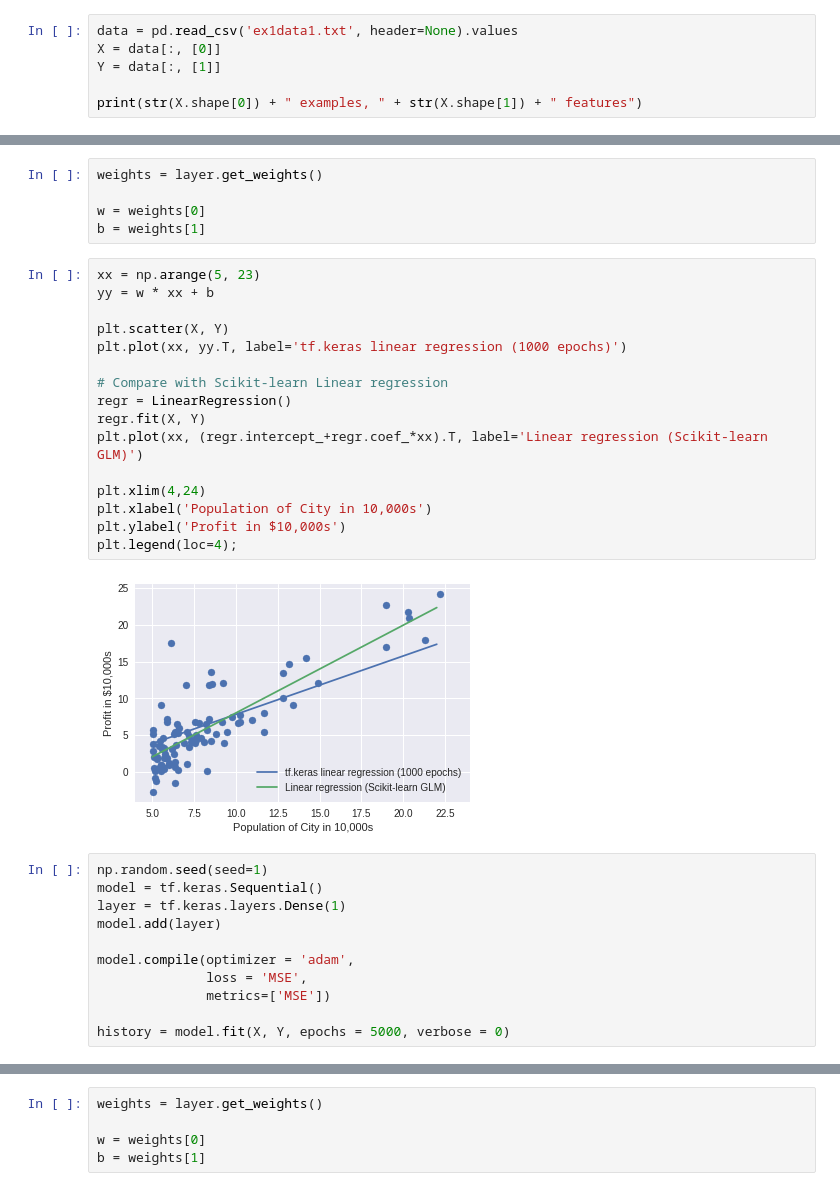
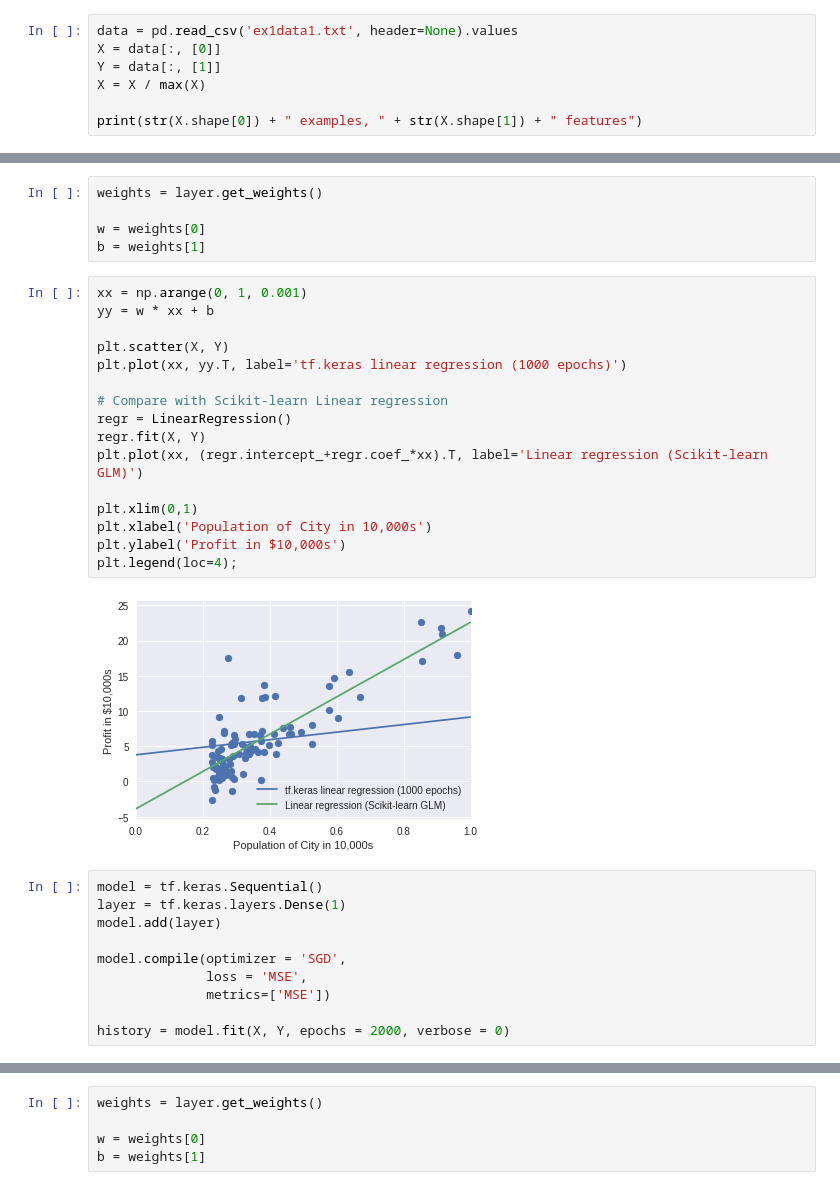
Before and after one commit to scumabo/Deep-Learning-with-tf.keras, a Jupyter notebook: 1_Linear_regression_(tf_keras).ipynb, the cells around one changed output, grey strips where cells are left out. Saved outputs shown, nothing was run; the diff lists cells and outputs as text.

```diff
--- a/1_Linear_regression_(tf_keras).ipynb
+++ b/1_Linear_regression_(tf_keras).ipynb
@@ -14,6 +14,7 @@ from sklearn.linear_model import LinearRegression
 data = pd.read_csv('ex1data1.txt', header=None).values
 X = data[:, [0]]
 Y = data[:, [1]]
+X = X / max(X)
 
 print(str(X.shape[0]) + " examples, " + str(X.shape[1]) + " features")
 # %% [output]
@@ -43,34 +44,33 @@ weights = layer.get_weights()
 w = weights[0]
 b = weights[1]
 # %%
-xx = np.arange(5, 23)
+xx = np.arange(0, 1, 0.001)
 yy = w * xx + b
 
 plt.scatter(X, Y)
 plt.plot(xx, yy.T, label='tf.keras linear regression (1000 epochs)')
 
 # Compare with Scikit-learn Linear regression
 regr = LinearRegression()
 regr.fit(X, Y)
 plt.plot(xx, (regr.intercept_+regr.coef_*xx).T, label='Linear regression (Scikit-learn GLM)')
 
-plt.xlim(4,24)
+plt.xlim(0,1)
 plt.xlabel('Population of City in 10,000s')
 plt.ylabel('Profit in $10,000s')
 plt.legend(loc=4);
 # %% [output]
-[figure, old version]
+[figure, new version]
 # %%
-np.random.seed(seed=1)
 model = tf.keras.Sequential()
 layer = tf.keras.layers.Dense(1)
 model.add(layer)
 
-model.compile(optimizer = 'adam',
+model.compile(optimizer = 'SGD',
               loss = 'MSE',
               metrics=['MSE'])
 
-history = model.fit(X, Y, epochs = 5000, verbose = 0)
+history = model.fit(X, Y, epochs = 2000, verbose = 0)
 # %%
 # summarize history for loss
 plt.plot(history.history['loss'])
```
Also changed, not shown: parts of 9 cells of this notebook.
